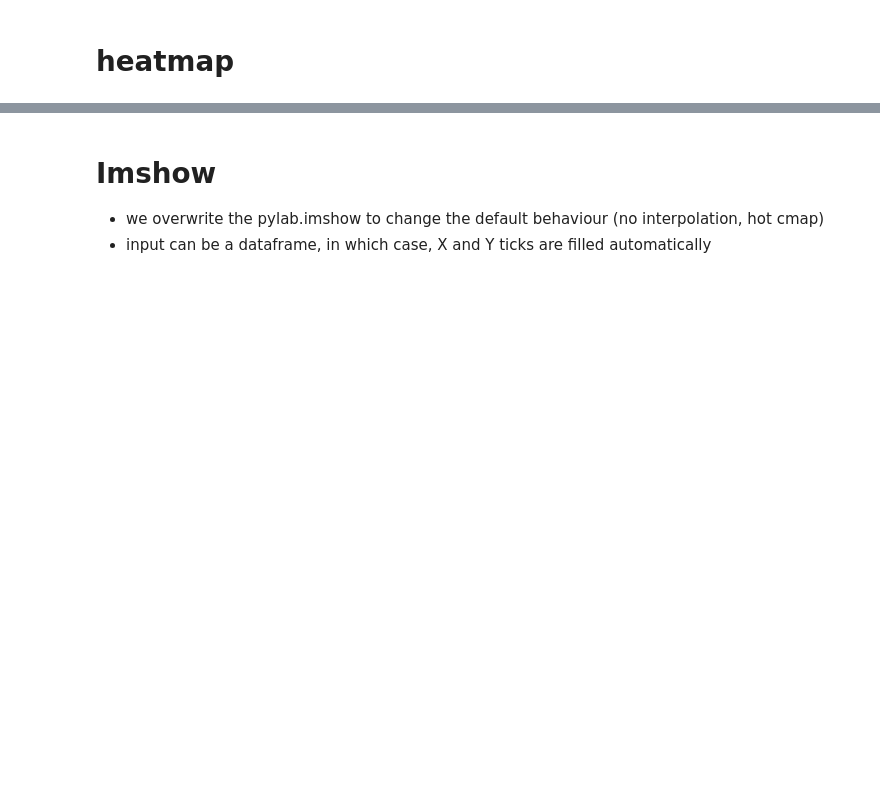
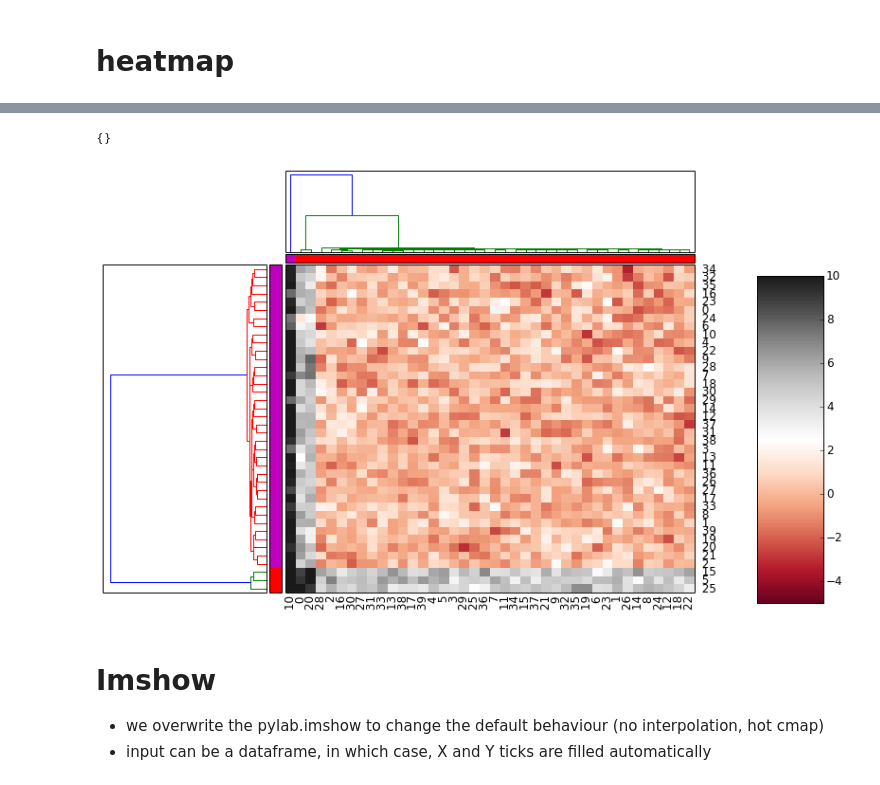
Before and after one commit to biokit/biokit, a Jupyter notebook: notebooks/viz/biokit.viz examples.ipynb, the cells around one changed output, grey strips where cells are left out. Saved outputs shown, nothing was run; the diff lists cells and outputs as text; code cells hidden in the pictures; blank space fills up the shorter version.

```diff
--- a/notebooks/viz/biokit.viz examples.ipynb
+++ b/notebooks/viz/biokit.viz examples.ipynb
@@ -51,3 +68,17 @@ dummy = extra.scatter_hist(df, kargs_scatter={'c':'r', 's':30},
+# %%
+df = pd.DataFrame(numpy.random.randn(40,40))
+df[0] += 5
+df[10] +=10
+df[20] +=5
+df.ix[5] += 5
+df.ix[15] +=5
+df.ix[25] +=5
+
+h.df = df.copy()
+h.plot(cmap="RdGy",vmin=-5, vmax=10)
+# %% [output]
+{}
+[figure, added]
 # %% [markdown]
 # Imshow
 - we overwrite the pylab.imshow to change the default behaviour (no interpolation, hot cmap)
```
Also changed, not shown: parts of 11 cells of this notebook, 4 other files.
